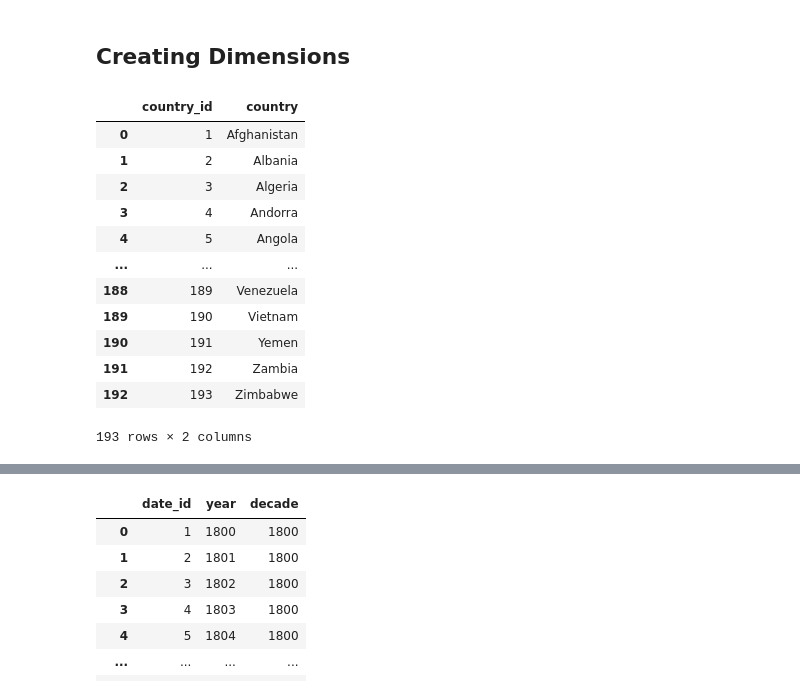
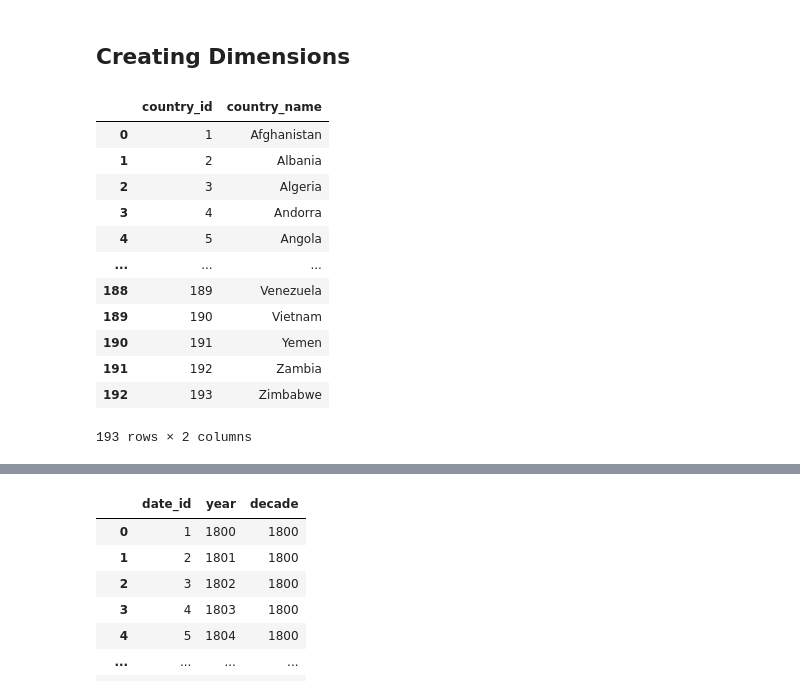
Before and after one commit to xyjiang970/cis9440-dataWarehousing, a Jupyter notebook: homeworks/hw2/Jason_hw2_ETL.ipynb, the cells around one changed output, grey strips where cells are left out. Drawn from its saved outputs; the diff is of its cells as text; code cells hidden in the pictures.

```diff
--- a/homeworks/hw2/Jason_hw2_ETL.ipynb
+++ b/homeworks/hw2/Jason_hw2_ETL.ipynb
@@ -84,13 +84,14 @@ number of duplicate rows: 0
 # %%
 # Country Dimension
 CountryDim = data[["country"]]
 CountryDim.insert(0, "country_id", range(1, 1+len(CountryDim)))
+CountryDim = CountryDim.rename(columns={"country":"country_name"})
 
 display(CountryDim)
 print("\n-------------------------------------------------------")
 CountryDim.info()
 # %% [output]
-|  | country_id | country |
+|  | country_id | country_name |
 | 0 | 1 | Afghanistan |
 | 1 | 2 | Albania |
 | 2 | 3 | Algeria |
```
Also changed, not shown: parts of 5 cells of this notebook, 1 other file.
